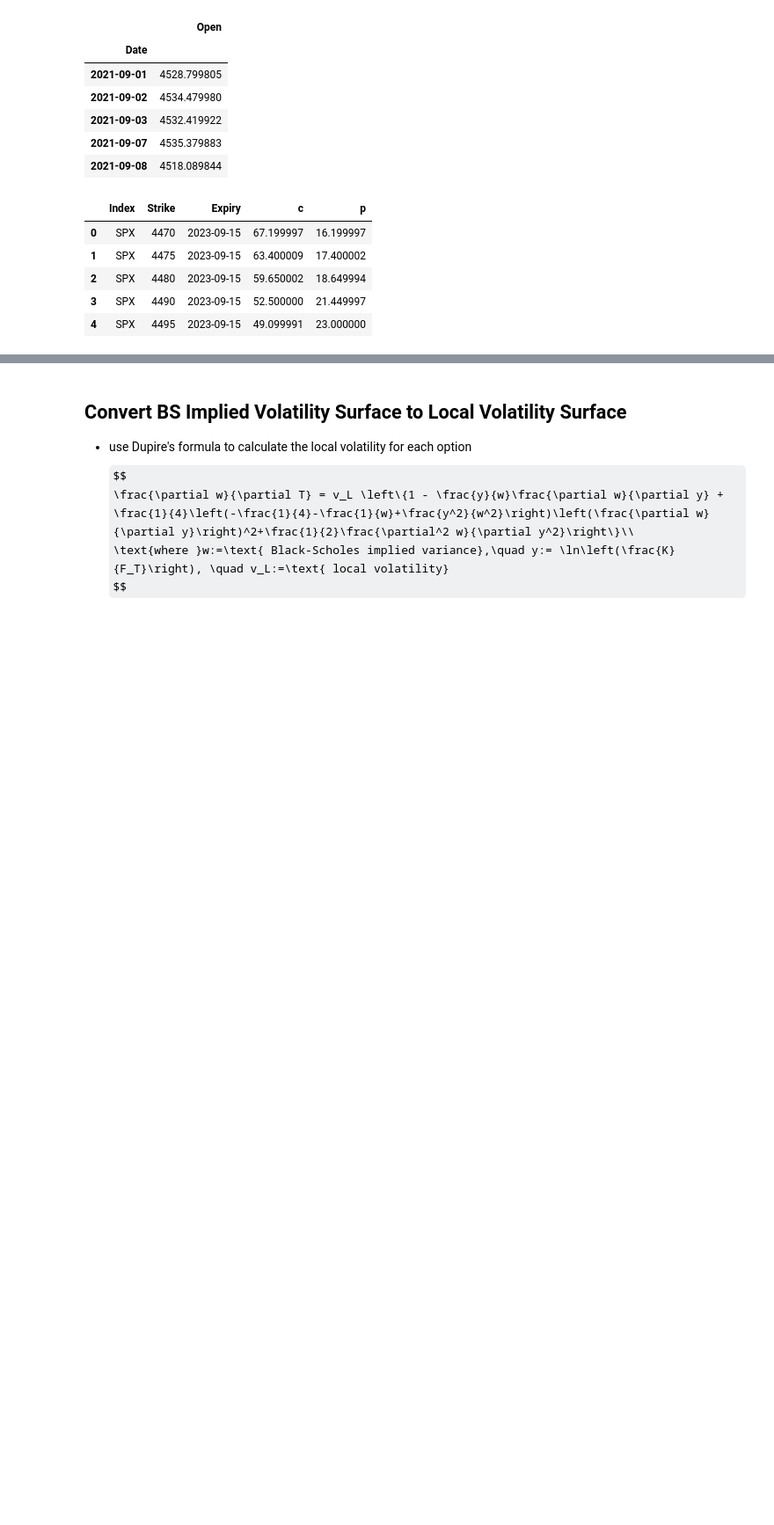
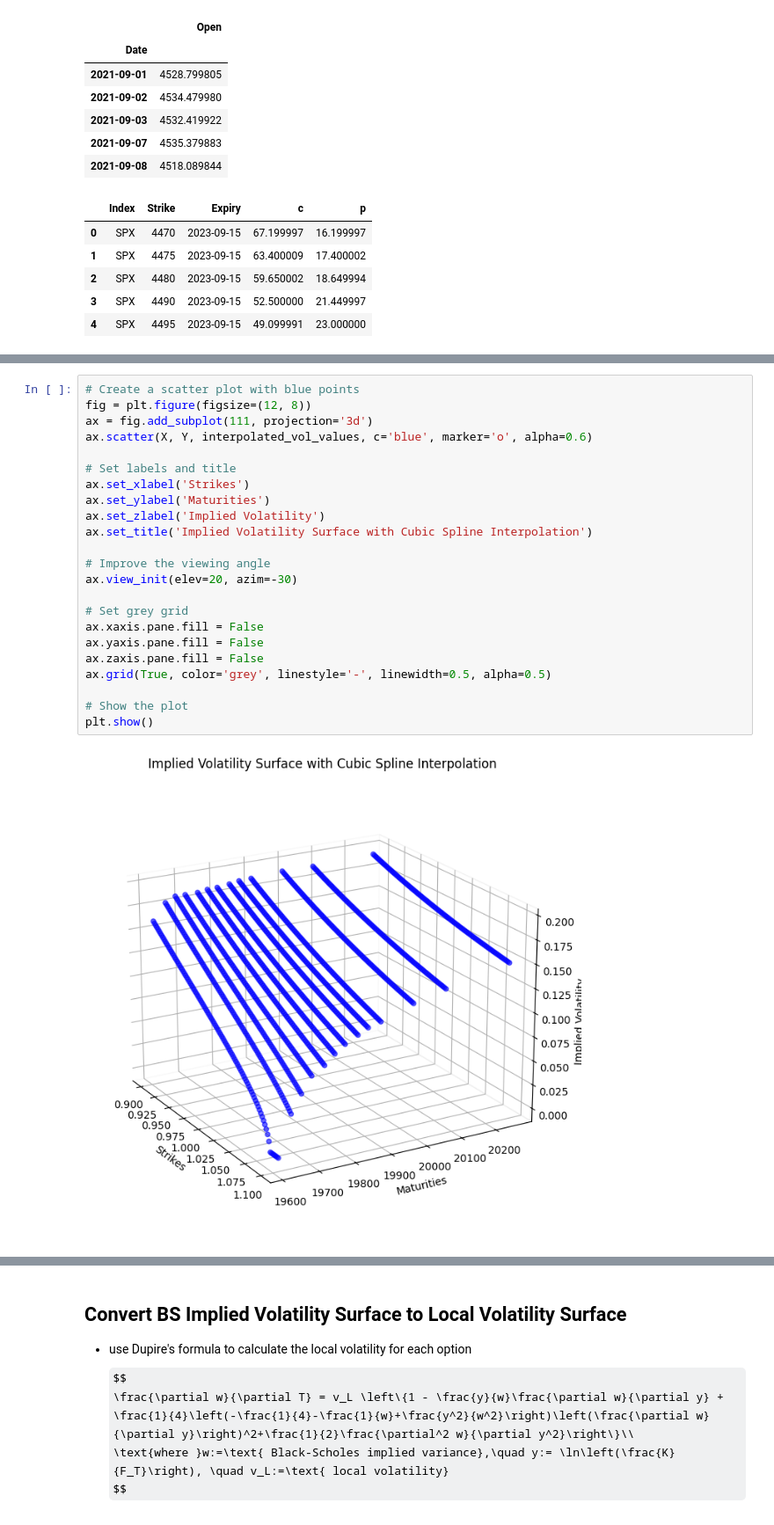
Before and after one commit to Gavin-OP/volatility_arbitrage, a Jupyter notebook: volatility_arbitrage_strategy.ipynb, the cells around one changed output, grey strips where cells are left out. Shown at 88% size. Drawn from its saved outputs; the diff is of its cells as text; some formulas as TeX source; blank space fills up the shorter version.

```diff
--- a/volatility_arbitrage_strategy.ipynb
+++ b/volatility_arbitrage_strategy.ipynb
@@ -264,0 +219,25 @@ bs_iv_curve_params = fit_BS(implied_vol, implied_params).fit_BS_curve(fwd_moneyn
+# %%
+# Create a scatter plot with blue points
+fig = plt.figure(figsize=(12, 8))
+ax = fig.add_subplot(111, projection='3d')
+ax.scatter(X, Y, interpolated_vol_values, c='blue', marker='o', alpha=0.6)
+
+# Set labels and title
+ax.set_xlabel('Strikes')
+ax.set_ylabel('Maturities')
+ax.set_zlabel('Implied Volatility')
+ax.set_title('Implied Volatility Surface with Cubic Spline Interpolation')
+
+# Improve the viewing angle
+ax.view_init(elev=20, azim=-30)
+
+# Set grey grid
+ax.xaxis.pane.fill = False
+ax.yaxis.pane.fill = False
+ax.zaxis.pane.fill = False
+ax.grid(True, color='grey', linestyle='-', linewidth=0.5, alpha=0.5)
+
+# Show the plot
+plt.show()
+# %% [output]
+[figure, added]
```
Also changed, not shown: parts of 16 cells of this notebook, 1 other file.
